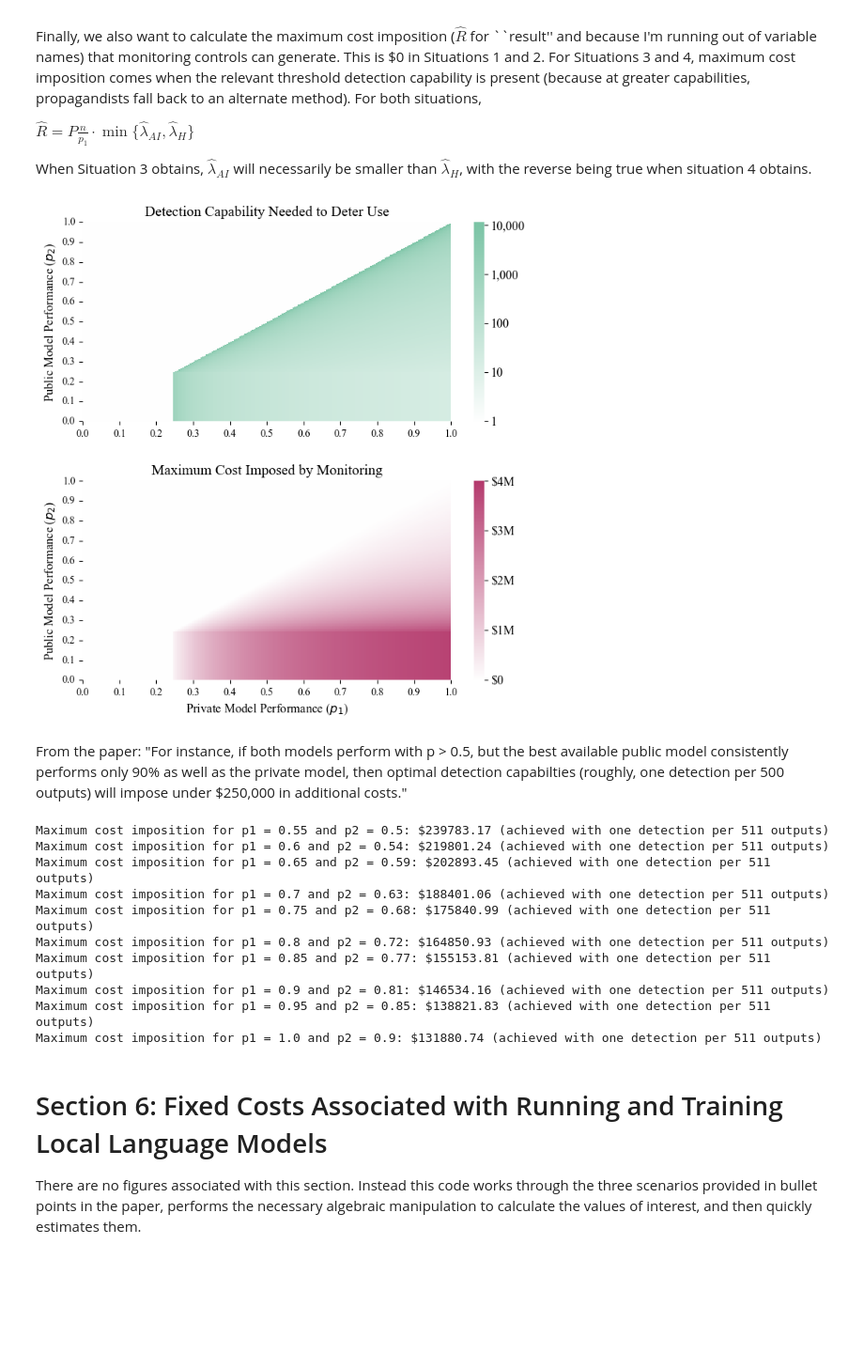
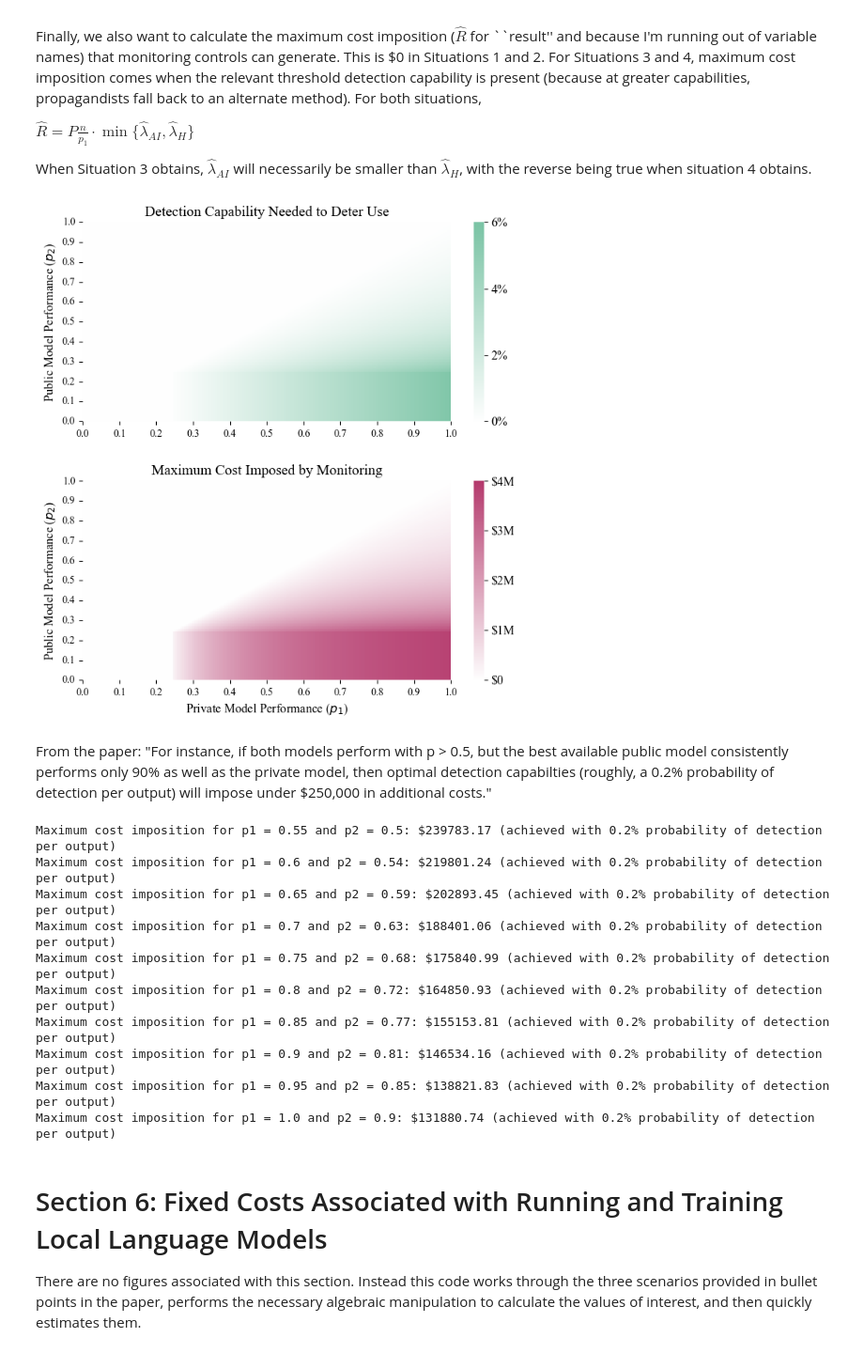
Before and after one commit to georgetown-cset/disinfo-costs, a Jupyter notebook: codebook.ipynb, the cells around one changed output. Shown: that part at 94% size. Saved outputs shown, nothing was run; the diff lists cells and outputs as text; code cells hidden in the pictures; blank space fills up the shorter version.

```diff
--- a/codebook.ipynb
+++ b/codebook.ipynb
@@ -262,7 +291,7 @@ fig, ax = plt.subplots(figsize = (8,5))
 for i, p_ in enumerate([0.25, 0.5, 0.75, 1.0]):
 
     # ...use the functions in the preceding block to simulate total penalties of each simulated campaign
-    # (Sorting the data does not affect the calculation of the mean across all simulations, but allows for easy plotting of confidence intervals)
+    # (Sorting the data does not affect the calculation of the mean across all samples, but allows for easy plotting of confidence intervals)
     simulated_data = np.sort(simulate_penalties(temp_p = p_), axis = 0)
 
     # Plot the mean penalties as a function of detection accuracy
@@ -273,18 +302,18 @@ for i, p_ in enumerate([0.25, 0.5, 0.75, 1.0]):
 
 # Adjust figure aesthetics for the left-hand figure
 #ax.set_yscale('log')
-ax.set_xlabel(f'Average Outputs to Detection (1/$\lambda$)', fontsize = 14, fontname = 'Times New Roman')
+ax.set_xlabel(f'Probability of Detection per Output ($\lambda$)', fontsize = 14, fontname = 'Times New Roman')
 ax.set_yticks([0., 1e6, 2e6, 3e6, 4e6, 5e6])
 ax.set_ylim([0., 4.5e6])
 ax.set_yticklabels(['$0', '$1M', '$2M', '$3M', '$4M', '$5M'], fontsize = 12, fontname = 'Times New Roman')
 ax.set_ylabel('Savings Eliminated by Monitoring Controls', fontsize = 14, fontname = 'Times New Roman')
 ax.set_xticks([0, 1, 2, 3, 4, 5])
 ax.set_xlim([0., 5.])
-ax.set_xticklabels(['100,000', '10,000', '1,000', '100', '10', '1'], fontsize = 12, fontname = 'Times New Roman')
+ax.set_xticklabels(['0.001%', '0.01%', '0.1%', '1%', '10%', '100%'], fontsize = 12, fontname = 'Times New Roman')
 ax.legend(prop=basefont)
 
 # Save and display the figure
-plt.savefig('figures/detection_penalties.jpg', dpi=300, bbox_inches='tight')
+plt.savefig('figures/detection_penalties.pdf', dpi=300, bbox_inches='tight')
 plt.show()
 plt.close()
 # %% [output]
@@ -375,7 +404,8 @@ max_costs = np.zeros((200, 200))
 for i, p2 in enumerate(np.arange(0.005, 1.005, step = 0.005)):
     for j, p1 in enumerate(np.arange(0.005, 1.005, step = 0.005)):
         lambda_hat = calc_threshold_detection_rate(p1, p2)
-        threshes[i, j] = calc_log_outputs_to_detection(lambda_hat)
+        #threshes[i, j] = calc_log_outputs_to_detection(lambda_hat)
+        threshes[i, j] = lambda_hat
         max_costs[i, j] = calc_max_imposition(lambda_hat, p1)
 # %%
 # Create a plot for Figure 4
@@ -386,57 +416,57 @@ cmap_threshes = get_continuous_cmap(['#FFFFFF', colors[2]])
 cmap_max_costs = get_continuous_cmap(['#FFFFFF', colors[1]])
 
 # Plot the threshold detection rate as a heatmap, reversing the order of the y-axis (because sns.heatmap plots downward from the top of the axis by default)
-sns.heatmap(threshes[::-1], ax = ax0, cmap = cmap_threshes, vmin = 0., vmax = np.max(threshes))
+sns.heatmap(threshes[::-1], ax = ax0, cmap = cmap_threshes, vmin = 0., vmax = 0.06)
 
 # Plot the maximum imposed costs on the other plot (again reversing the oder of the y-axis)
 sns.heatmap(max_costs[::-1], ax = ax1, cmap = cmap_max_costs, vmin = 0., vmax = 4e6)
 
 # Label the color bar for the top plot
-ax0.collections[0].colorbar.set_ticks([0., 1., 2., 3., 4.])
-ax0.collections[0].colorbar.set_ticklabels(['1', '10', '100', '1,000', '10,000'], fontsize = 12, fontname = 'Times New Roman')
+ax0.collections[0].colorbar.set_ticks([0., 0.02, 0.04, 0.06])
+ax0.collections[0].colorbar.set_ticklabels(['0%', '2%', '4%', '6%'], fontsize = 12, fontname = 'Times New Roman')
 
 # Label the color bar for the bottom plot
 ax1.collections[0].colorbar.set_ticks([0, 1e6, 2e6, 3e6, 4e6])
 ax1.collections[0].colorbar.set_ticklabels(['$0', '$1M', '$2M', '$3M', '$4M'], fontsize = 12, fontname = 'Times New Roman')
 
 # Adjust the figure aesthetics
 for ax in [ax0, ax1]:
     ax.set_yticks(np.arange(0, 201, step = 20))
     ax.set_yticklabels(['1.0','0.9','0.8','0.7','0.6','0.5','0.4','0.3','0.2','0.1','0.0'], fontsize = 10, fontname = 'Times New Roman')
     ax.set_ylabel('Public Model Performance ($p_2$)', fontsize = 12, fontname = 'Times New Roman')
     ax.set_xticks(np.arange(0, 201, step = 20))
     ax.set_xticklabels(['0.0','0.1','0.2','0.3','0.4','0.5','0.6','0.7','0.8','0.9','1.0'], rotation=0, fontsize = 10, fontname = 'Times New Roman')
 ax1.set_xlabel('Private Model Performance ($p_1$)', fontsize = 12, fontname = 'Times New Roman')
 ax0.set_title('Detection Capability Needed to Deter Use', fontsize = 14, fontname = 'Times New Roman')
 ax1.set_title('Maximum Cost Imposed by Monitoring', fontsize = 14, fontname = 'Times New Roman')
 plt.subplots_adjust(hspace = 0.3)
 
 # Save and display the image
 plt.savefig('figures/strategies.jpg', dpi = 300, bbox_inches = 'tight')
 plt.show()
 plt.close()
 # %% [output]
-[figure, old version]
+[figure, new version]
 # %% [markdown]
 From the paper: "For instance, if both models perform with p > 0.5, but the best available
-public model consistently performs only 90% as well as the private model, then optimal detection capabilties (roughly, one detection per 500 outputs) will impose under $250,000 in additional costs."
+public model consistently performs only 90% as well as the private model, then optimal detection capabilties (roughly, a 0.2% probability of detection per output) will impose under $250,000 in additional costs."
 # %%
 # If both models are better than p = 0.5, but the best public model is consistently only 90% as good as the best private model, what is the maximum expected cost imposition of monitoring controls?
 for p1 in [0.55, 0.6, 0.65, 0.7, 0.75, 0.8, 0.85, 0.9, 0.95, 1.0]:
     cost = calc_max_imposition(calc_threshold_detection_rate(p1, 0.9 * p1), p1)
     thresh = calc_threshold_detection_rate(p1, 0.9 * p1)
-    print(f'Maximum cost imposition for p1 = {p1} and p2 = {round(0.9 * p1, 2)}: ${round(cost, 2)} (achieved with one detection per {round(1 / thresh)} outputs)')
+    print(f'Maximum cost imposition for p1 = {p1} and p2 = {round(0.9 * p1, 2)}: ${round(cost, 2)} (achieved with {round(100 * thresh, 2)}% probability of detection per output)')
 # %% [output]
-Maximum cost imposition for p1 = 0.55 and p2 = 0.5: $239783.17 (achieved with one detection per 511 outputs)
-Maximum cost imposition for p1 = 0.6 and p2 = 0.54: $219801.24 (achieved with one detection per 511 outputs)
-Maximum cost imposition for p1 = 0.65 and p2 = 0.59: $202893.45 (achieved with one detection per 511 outputs)
-Maximum cost imposition for p1 = 0.7 and p2 = 0.63: $188401.06 (achieved with one detection per 511 outputs)
-Maximum cost imposition for p1 = 0.75 and p2 = 0.68: $175840.99 (achieved with one detection per 511 outputs)
-Maximum cost imposition for p1 = 0.8 and p2 = 0.72: $164850.93 (achieved with one detection per 511 outputs)
-Maximum cost imposition for p1 = 0.85 and p2 = 0.77: $155153.81 (achieved with one detection per 511 outputs)
-Maximum cost imposition for p1 = 0.9 and p2 = 0.81: $146534.16 (achieved with one detection per 511 outputs)
-Maximum cost imposition for p1 = 0.95 and p2 = 0.85: $138821.83 (achieved with one detection per 511 outputs)
-Maximum cost imposition for p1 = 1.0 and p2 = 0.9: $131880.74 (achieved with one detection per 511 outputs)
+Maximum cost imposition for p1 = 0.55 and p2 = 0.5: $239783.17 (achieved with 0.2% probability of detection per output)
+Maximum cost imposition for p1 = 0.6 and p2 = 0.54: $219801.24 (achieved with 0.2% probability of detection per output)
+Maximum cost imposition for p1 = 0.65 and p2 = 0.59: $202893.45 (achieved with 0.2% probability of detection per output)
+Maximum cost imposition for p1 = 0.7 and p2 = 0.63: $188401.06 (achieved with 0.2% probability of detection per output)
+Maximum cost imposition for p1 = 0.75 and p2 = 0.68: $175840.99 (achieved with 0.2% probability of detection per output)
+Maximum cost imposition for p1 = 0.8 and p2 = 0.72: $164850.93 (achieved with 0.2% probability of detection per output)
+Maximum cost imposition for p1 = 0.85 and p2 = 0.77: $155153.81 (achieved with 0.2% probability of detection per output)
+Maximum cost imposition for p1 = 0.9 and p2 = 0.81: $146534.16 (achieved with 0.2% probability of detection per output)
+Maximum cost imposition for p1 = 0.95 and p2 = 0.85: $138821.83 (achieved with 0.2% probability of detection per output)
+Maximum cost imposition for p1 = 1.0 and p2 = 0.9: $131880.74 (achieved with 0.2% probability of detection per output)
 # %% [markdown]
 # Section 6: Fixed Costs Associated with Running and Training Local Language Models
 
```
Also changed, not shown: parts of 11 cells of this notebook, 11 other files.
